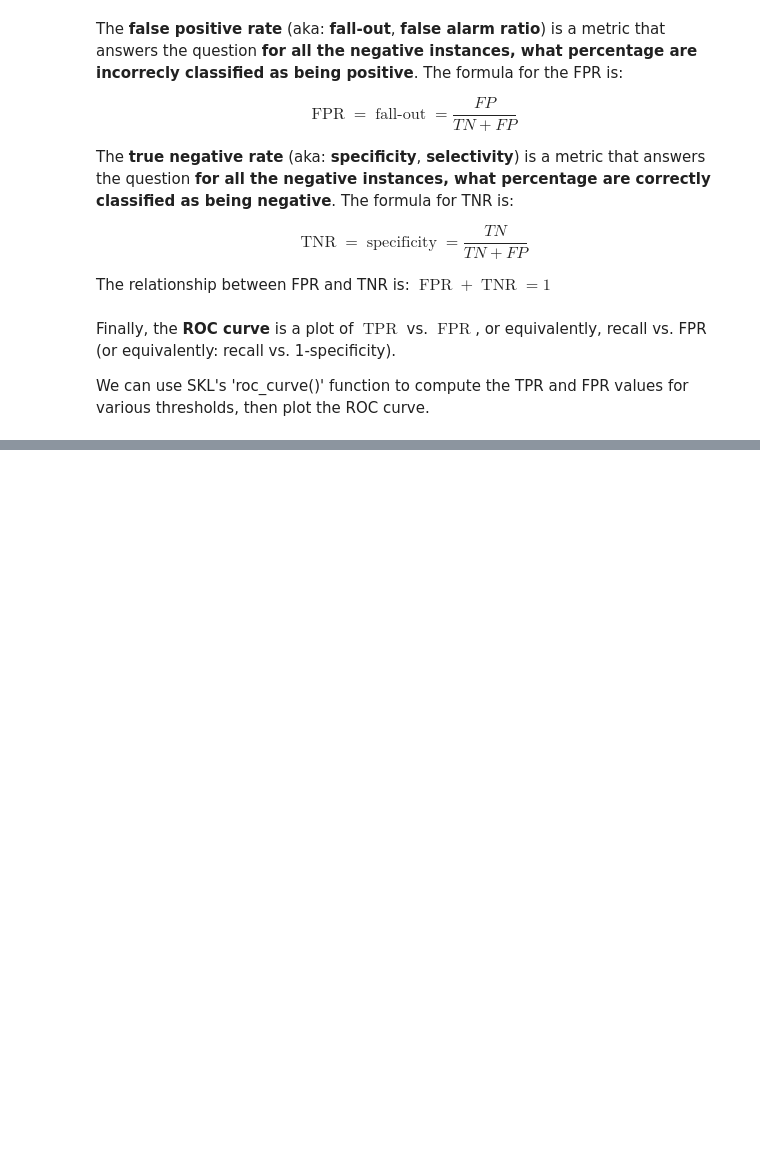
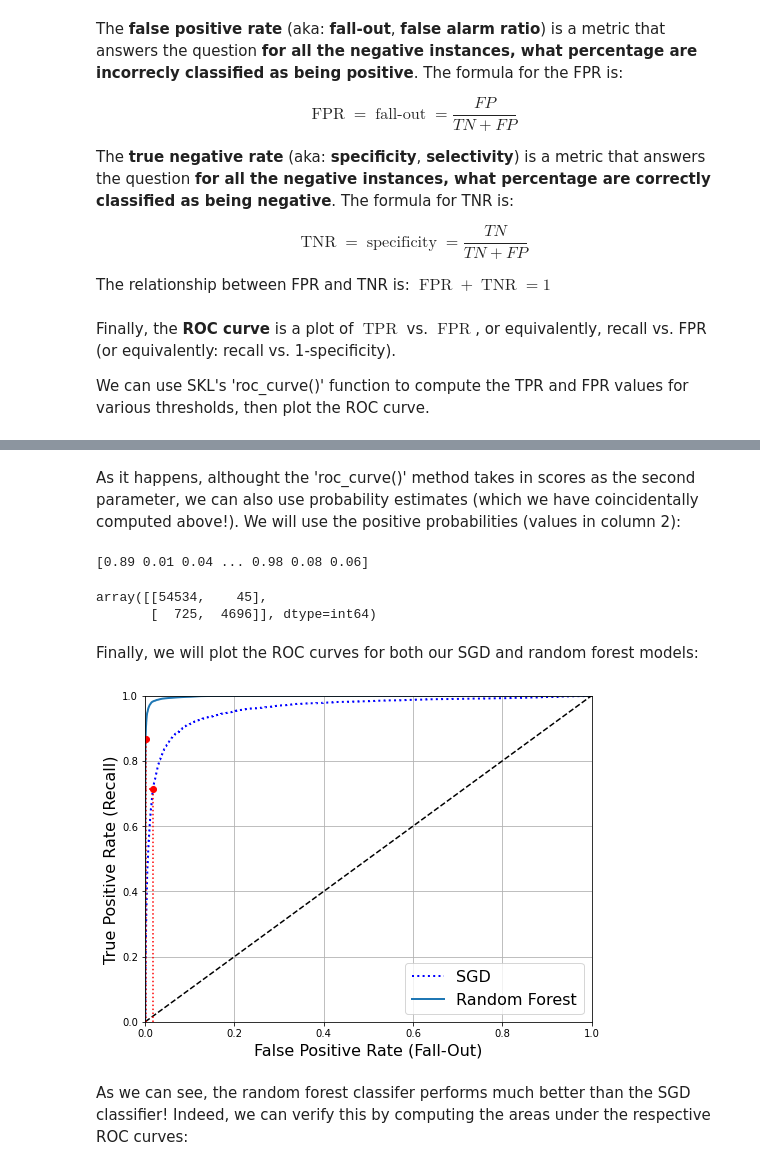
Before and after one commit to aj112358/ML_Notes, a Jupyter notebook: 03_Classification/03_Classification.ipynb, the cells around one changed output, grey strips where cells are left out. Saved outputs shown, nothing was run; the diff lists cells and outputs as text; code cells hidden in the pictures; blank space fills up the shorter version.

```diff
--- a/03_Classification/03_Classification.ipynb
+++ b/03_Classification/03_Classification.ipynb
@@ -559,0 +595,9 @@ plt.show()
+# %%
+from sklearn.ensemble import RandomForestClassifier
+
+forest_classifier = RandomForestClassifier(random_state=42)
+y_probabilities_forest = cross_val_predict(estimator=forest_classifier,
+                                          X=X_train,
+                                          y=y_train_5,
+                                          cv=3,
+                                          method="predict_proba")
@@ -559,0 +614,64 @@ plt.show()
+# %% [markdown]
+As it happens, althought the 'roc_curve()' method takes in scores as the second parameter, we can also use probability estimates (which we have coincidentally computed above!). We will use the positive probabilities (values in column 2):
+# %%
+y_scores_forest = y_probabilities_forest[:, 1]
+print(y_scores_forest)
+
+fpr_forest, tpr_forest, thresholds_forest = roc_curve(y_true=y_train_5,
+                                                      y_score = y_scores_forest)
+# %% [output]
+[0.89 0.01 0.04 ... 0.98 0.08 0.06]
+# %%
+# Trying to make the confusion matrix so that I can compute TPR to plot the
+# red dot properly on the graph below
+
+my_predictions = []
+for instance in y_probabilities_forest:
+    index = np.argmax(instance)
+
+    if index == 0:
+        my_predictions.append(False)
+    else:
+        my_predictions.append(True)
+
+confusion_matrix(y_true=y_train_5,
+                 y_pred = my_predictions)
+# %% [output]
+array([[54534,    45],
+       [  725,  4696]], dtype=int64)
+# %% [markdown]
+Finally, we will plot the ROC curves for both our SGD and random forest models:
+# %%
+plt.figure(figsize=(8, 6))
+plt.plot(fpr_array, tpr_array, "b:", linewidth=2, label="SGD")
+plot_roc_curve(fpr_forest, tpr_forest, "Random Forest")
+
+plt.plot([fpr, fpr], [0., 0.71278], "r:")
+plt.plot([0.0, fpr], [0.71278, 0.71278], "r:")
+plt.plot([fpr], [0.71278], "ro")
+
+# Can't get the TPR red dot to work ????
+#tpr = 4696/(4696+725) # = 0.8662608374838591
+
+
+# fpr_forest = 45/(45+54534) # = 0.000824492936843841
+
+plt.plot([0.000824492936843841, 0.000824492936843841], [0., 0.8662608374838591], "r:")
+plt.plot([0.000824492936843841], [0.8662608374838591], "ro")
+
+
+
+
+
+
+
+
+
+plt.grid(True)
+plt.legend(loc="lower right", fontsize=16)
+#save_fig("roc_curve_comparison_plot")
+plt.show()
+# %% [output]
+[figure, added]
+# %% [markdown]
+As we can see, the random forest classifer performs much better than the SGD classifier! Indeed, we can verify this by computing the areas under the respective ROC curves:
```
Also changed, not shown: parts of 20 cells of this notebook.
